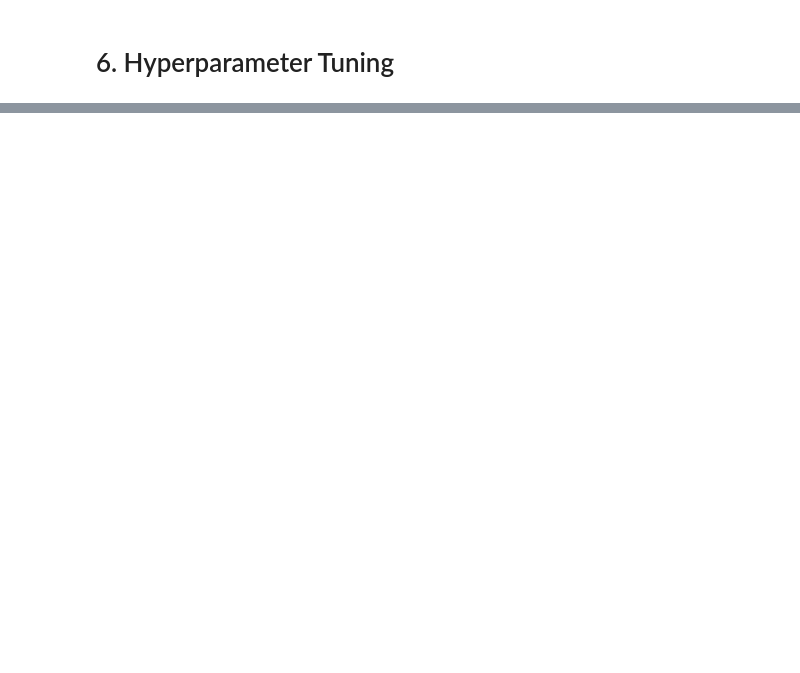
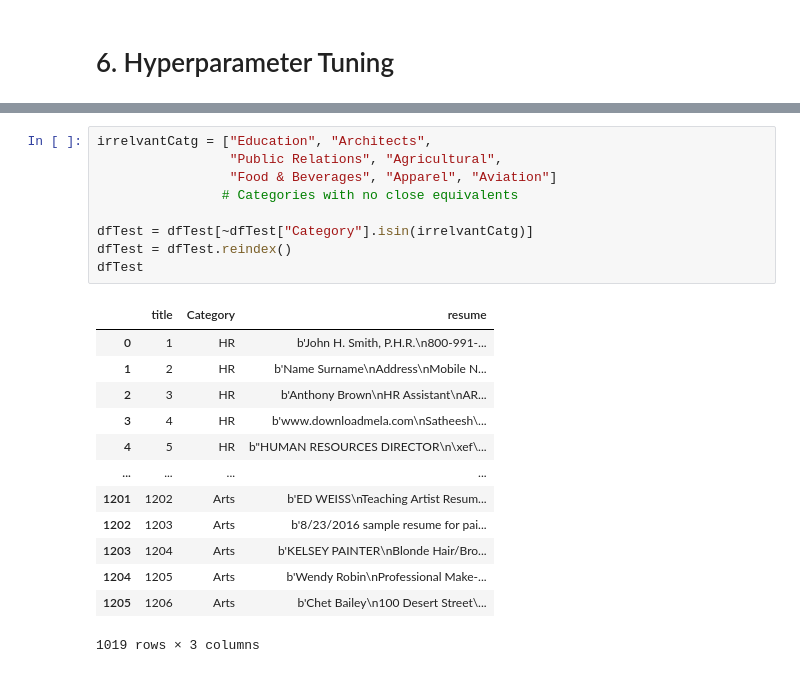
Before and after one commit to LTCinterns2023/resumeML, a Jupyter notebook: backend/model/modelCNN.ipynb, the cells around one changed output, grey strips where cells are left out. Saved outputs shown, nothing was run; the diff lists cells and outputs as text; blank space fills up the shorter version.

```diff
--- a/backend/model/modelCNN.ipynb
+++ b/backend/model/modelCNN.ipynb
@@ -367,0 +445,23 @@ INFO:tensorflow:Assets written to: ram://9217c0db-690d-4de0-a37b-c3b431b6ecda/as
+# %%
+irrelvantCatg = ["Education", "Architects",
+                 "Public Relations", "Agricultural",
+                 "Food & Beverages", "Apparel", "Aviation"]
+                # Categories with no close equivalents
+
+dfTest = dfTest[~dfTest["Category"].isin(irrelvantCatg)]
+dfTest = dfTest.reindex()
+dfTest
+# %% [output]
+|  | title | Category | resume |
+| 0 | 1 | HR | b'John H. Smith, P.H.R.\n800-991-... |
+| 1 | 2 | HR | b'Name Surname\nAddress\nMobile N... |
+| 2 | 3 | HR | b'Anthony Brown\nHR Assistant\nAR... |
+| 3 | 4 | HR | b'www.downloadmela.com\nSatheesh\... |
+| 4 | 5 | HR | b"HUMAN RESOURCES DIRECTOR\n\xef\... |
+| ... | ... | ... | ... |
+| 1201 | 1202 | Arts | b'ED WEISS\nTeaching Artist Resum... |
+| 1202 | 1203 | Arts | b'8/23/2016 sample resume for pai... |
+| 1203 | 1204 | Arts | b'KELSEY PAINTER\nBlonde Hair/Bro... |
+| 1204 | 1205 | Arts | b'Wendy Robin\nProfessional Make-... |
+| 1205 | 1206 | Arts | b'Chet Bailey\n100 Desert Street\... |
+1019 rows × 3 columns
```
Also changed, not shown: parts of 22 cells of this notebook, 56 other files.
